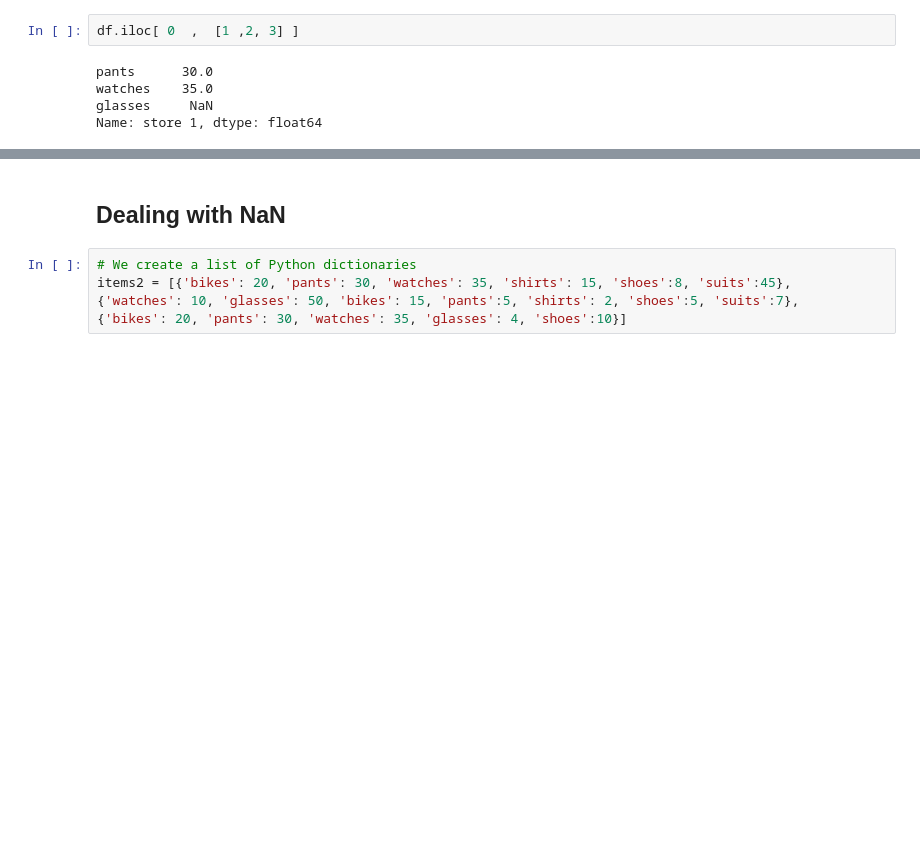
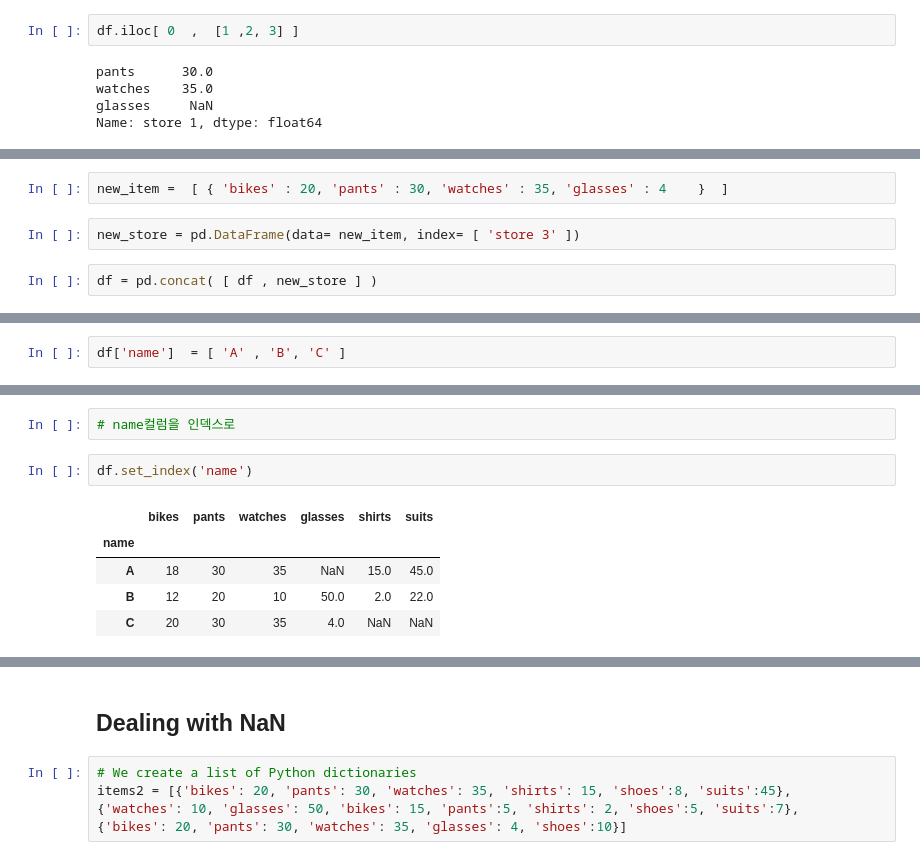
Before and after one commit to macro0630/kdt, a Jupyter notebook: 강의내용/데이터분석/1.a 강의 pandas.ipynb, the cells around one changed output, grey strips where cells are left out. Cells and saved outputs as stored; diff of their text form; blank space fills up the shorter version.

```diff
--- a/강의내용/데이터분석/1.a 강의 pandas.ipynb
+++ b/강의내용/데이터분석/1.a 강의 pandas.ipynb
@@ -449,0 +494,6 @@ Name: store 1, dtype: float64
+# %%
+new_item =  [ { 'bikes' : 20, 'pants' : 30, 'watches' : 35, 'glasses' : 4    }  ]
+# %%
+new_store = pd.DataFrame(data= new_item, index= [ 'store 3' ])
+# %%
+df = pd.concat( [ df , new_store ] )
@@ -449,0 +595,2 @@ Name: store 1, dtype: float64
+# %%
+df['name']  = [ 'A' , 'B', 'C' ]
@@ -449,0 +604,10 @@ Name: store 1, dtype: float64
+# %%
+# name컬럼을 인덱스로
+# %%
+df.set_index('name')
+# %% [output]
+|  | bikes | pants | watches | glasses | shirts | suits |
+| name |  |  |  |  |  |  |
+| A | 18 | 30 | 35 | NaN | 15.0 | 45.0 |
+| B | 12 | 20 | 10 | 50.0 | 2.0 | 22.0 |
+| C | 20 | 30 | 35 | 4.0 | NaN | NaN |
```
Also changed, not shown: parts of 34 cells of this notebook.
